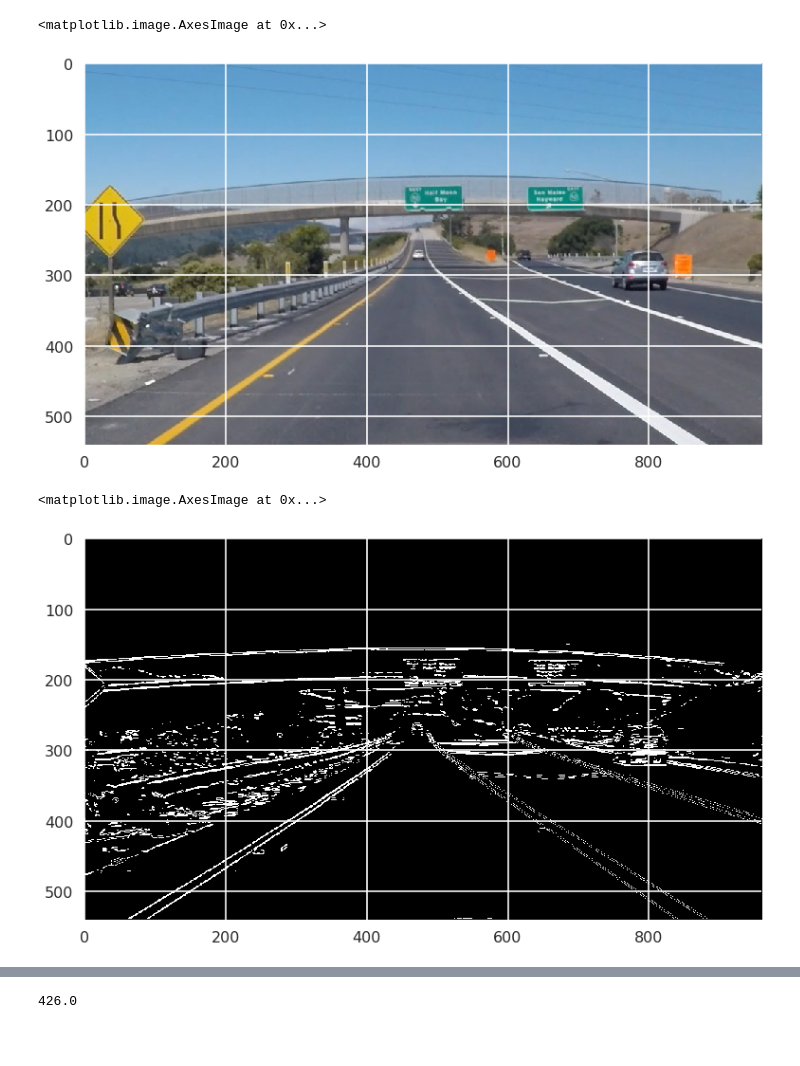
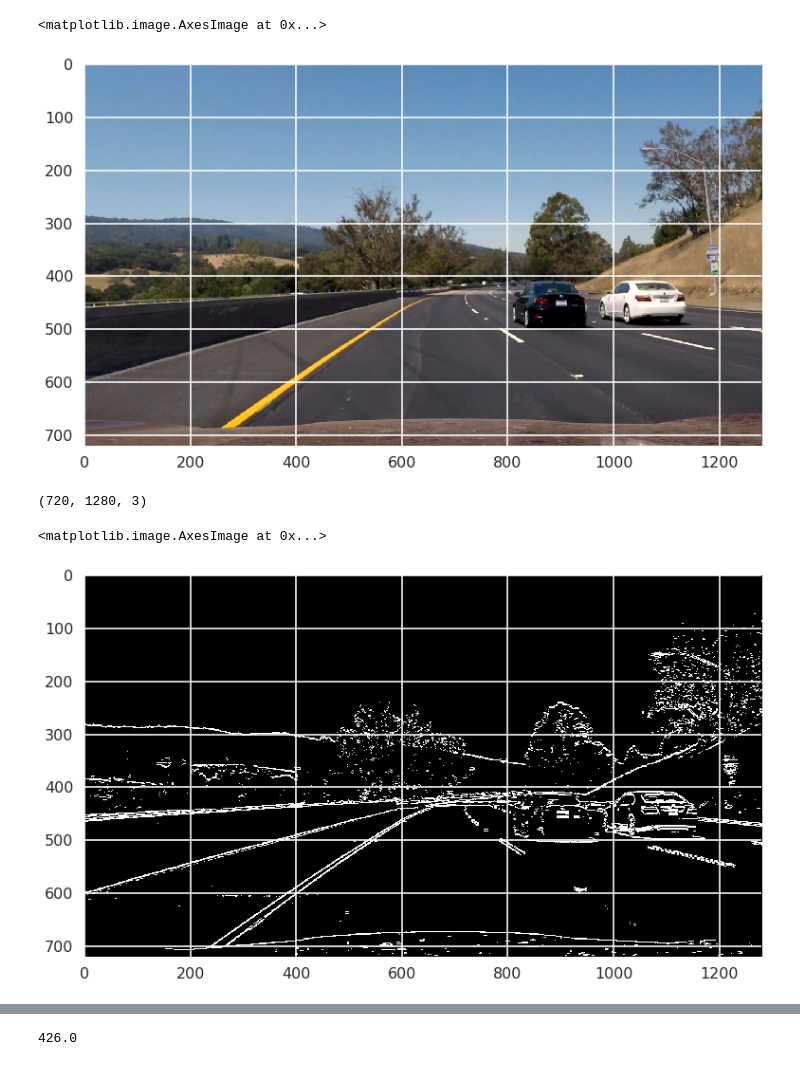
Before and after one commit to DrClick/SDC, a Jupyter notebook: sdc/project_4/cnd-all/project_pipeline.ipynb, the cells around one changed output, grey strips where cells are left out. Drawn from its saved outputs; the diff is of its cells as text; code cells hidden in the pictures; blank space fills up the shorter version.

```diff
--- a/sdc/project_4/cnd-all/project_pipeline.ipynb
+++ b/sdc/project_4/cnd-all/project_pipeline.ipynb
@@ -12,10 +14,15 @@ from math import log
 sns.set_context("poster")
 # %%
 img = imread("../exit-ramp.jpg")
+img = image_cache[0]
 plt.imshow(img)
 # %% [output]
 <matplotlib.image.AxesImage at 0x...>
-[figure, old version]
+[figure, new version]
+# %%
+img.shape
+# %% [output]
+(720, 1280, 3)
 # %%
 #bring in camera calibration matrix
 with open('udacity_project_4_camera_calibration.pkl', 'rb') as f:
@@ -49,11 +56,11 @@ def abs_sobel_thresh(img, orient='x', thresh_min=0, thresh_max=255, sobel_kernel
     binary_output[(scaled_sobel >= thresh_min) & (scaled_sobel <= thresh_max)] = 1
     return binary_output
 # %%
-tmp = abs_sobel_thresh(img, 'y', 40,100)
+tmp = abs_sobel_thresh(img, 'y', 30,180)
 plt.imshow(tmp, cmap="gray")
 # %% [output]
 <matplotlib.image.AxesImage at 0x...>
-[figure, old version]
+[figure, new version]
 # %%
 def mag_thresh(img, sobel_kernel=3, mag_thresh=(0, 255)):
 
```
Also changed, not shown: parts of 27 cells of this notebook, 1 other file.
